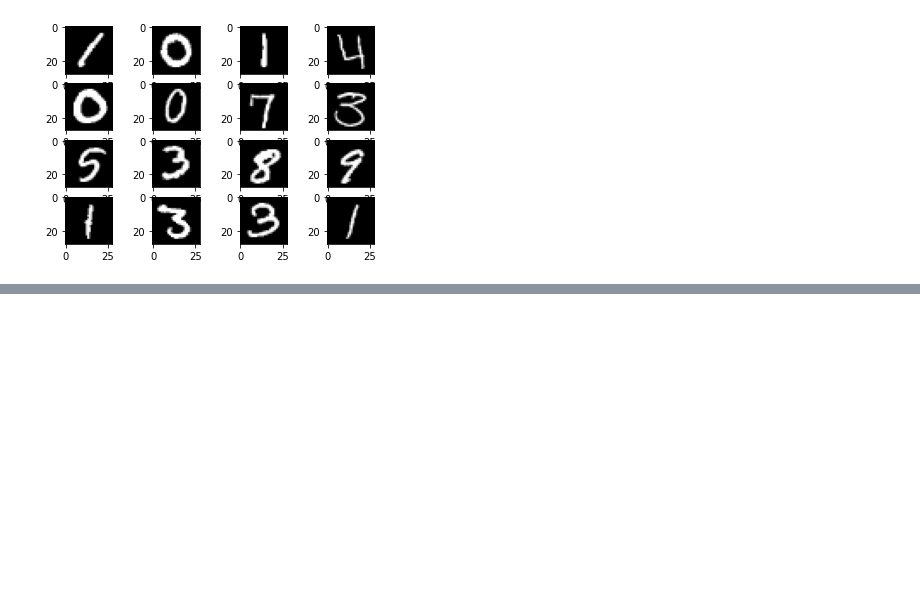
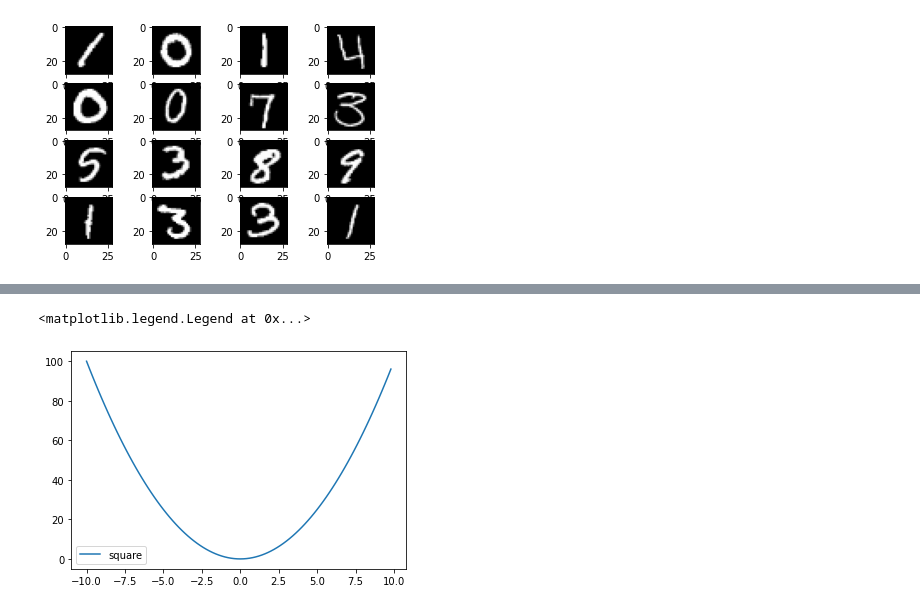
Before and after one commit to cktears/kaggle_digit-recognizer, a Jupyter notebook: digit-recognizer.ipynb, the cells around one changed output, grey strips where cells are left out. Saved outputs shown, nothing was run; the diff lists cells and outputs as text; code cells hidden in the pictures; blank space fills up the shorter version.

```diff
--- a/digit-recognizer.ipynb
+++ b/digit-recognizer.ipynb
@@ -122,0 +146,7 @@ for i in range(0,x_nums):
+# %%
+plt.plot(np.arange(-10,10,0.2),np.arange(-10,10,0.2)**2,label='square')
+
+plt.legend()
+# %% [output]
+<matplotlib.legend.Legend at 0x...>
+[figure, added]
```
Also changed, not shown: parts of 6 cells of this notebook.
